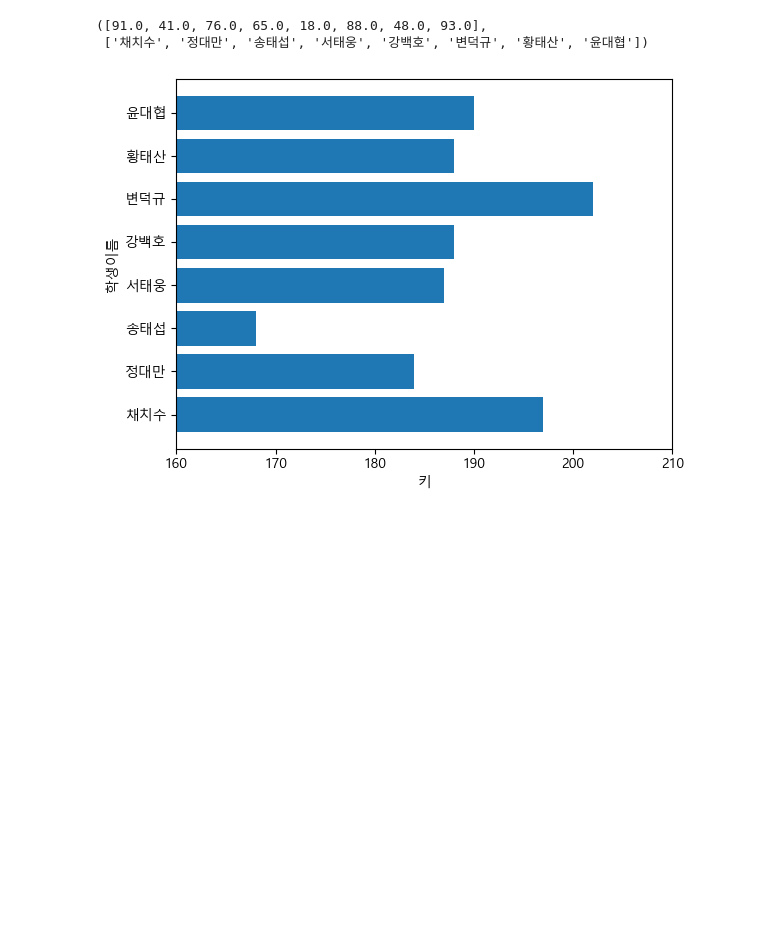
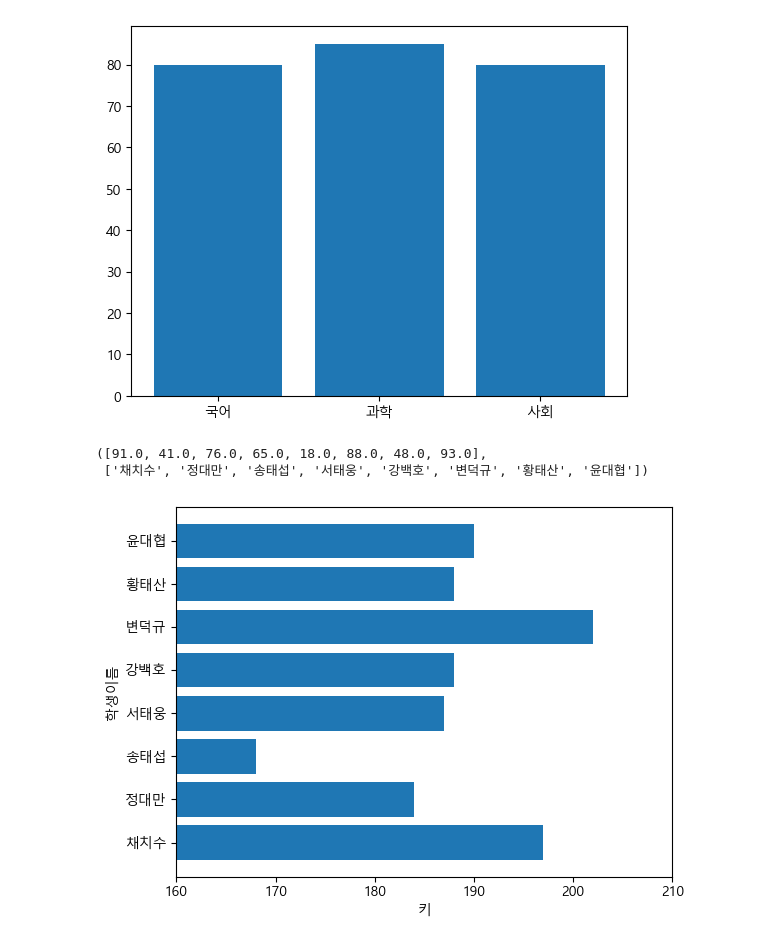
Before and after one commit to ckstjr-jdi/python2, a Jupyter notebook: 04.데이터시각화/07.막대그래프(심화).ipynb, the cells around one changed output. Drawn from its saved outputs; the diff is of its cells as text; code cells hidden in the pictures; blank space fills up the shorter version.

```diff
--- a/04.데이터시각화/07.막대그래프(심화).ipynb
+++ b/04.데이터시각화/07.막대그래프(심화).ipynb
@@ -11,3 +24,22 @@ plt.rc('axes', unicode_minus = False)
+# %%
+import numpy as np
+def graph(name):
+    filt = df['이름'] == name
+    df2 = df[filt]
+    if len(df2) == 0:
+        return np.nan
+    else:
+        df3 = df2.loc[:, ['국어','과학','사회']]
+        df4 = df3.iloc[0]
+        plt.bar(df4.index, df4.values)
+        return plt
+image=graph('변덕규')
+if pd.isnull(image):
+    print('없음')
+else:
+    plt.show()
+# %% [output]
+[figure, added]
 # %%
 name = list(df['이름'])
 height = df['키']
```
Also changed, not shown: parts of 1 cell of this notebook, 10 other files.
